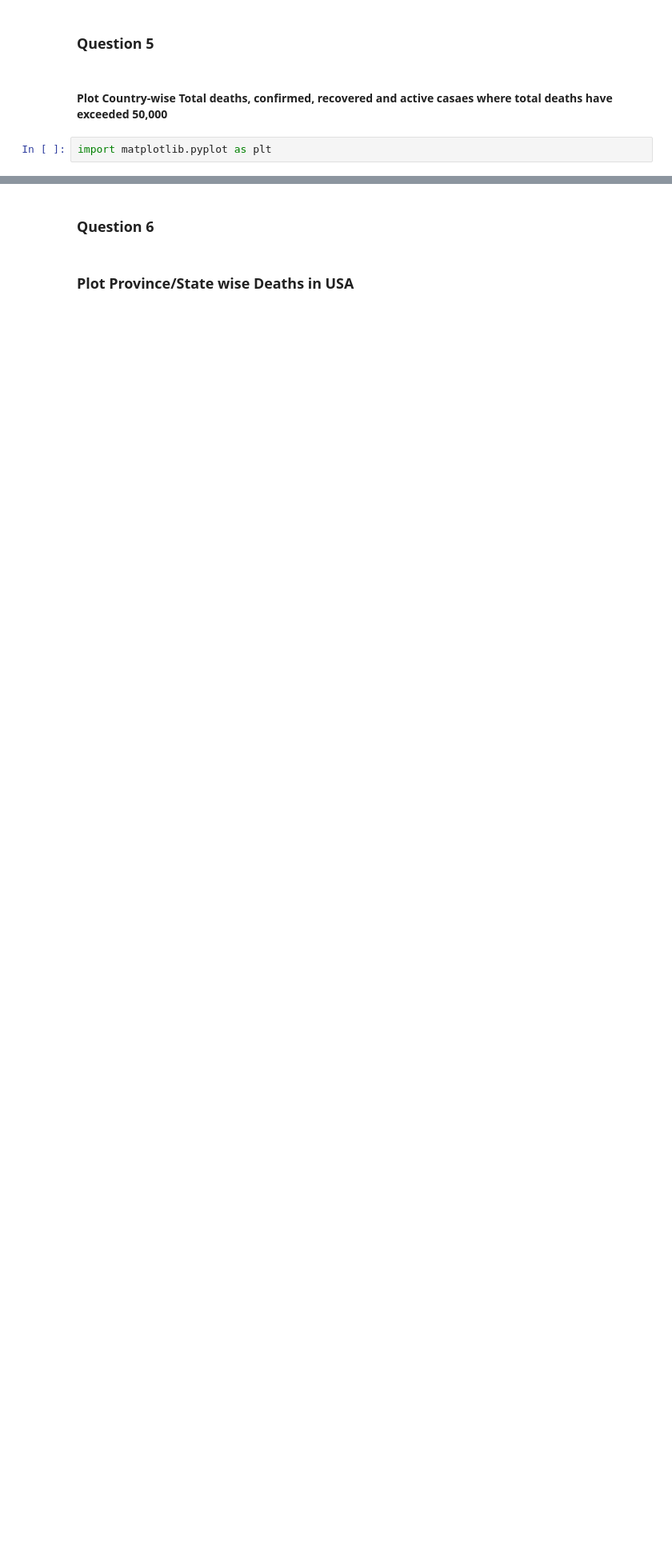
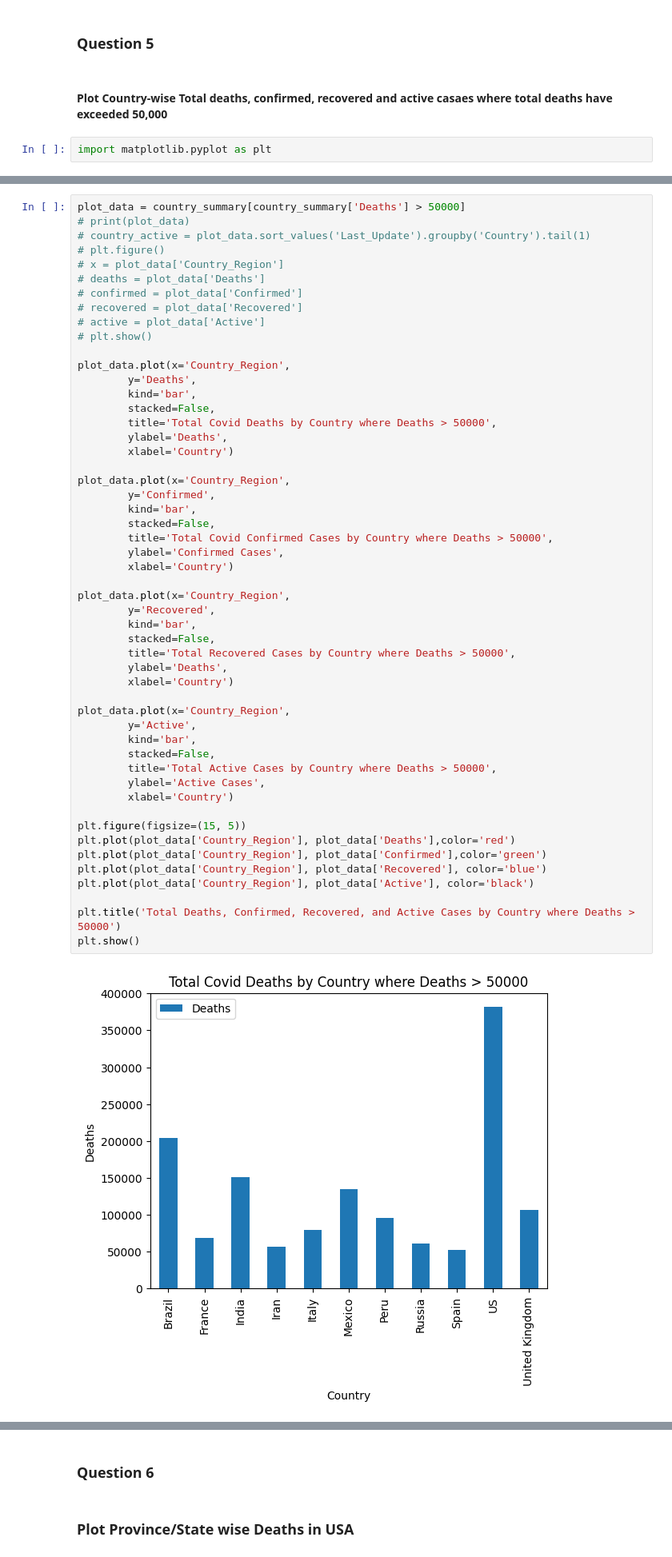
Before and after one commit to ManagementEngineer/sd4000-task5-covid, a Jupyter notebook: Lecture_02_Pandas_Covid_Analysis_Questions.ipynb, the cells around one changed output, grey strips where cells are left out. Shown at 80% size. Drawn from its saved outputs; the diff is of its cells as text; blank space fills up the shorter version.

```diff
--- a/Lecture_02_Pandas_Covid_Analysis_Questions.ipynb
+++ b/Lecture_02_Pandas_Covid_Analysis_Questions.ipynb
@@ -278,0 +294,54 @@ import matplotlib.pyplot as plt
+# %%
+plot_data = country_summary[country_summary['Deaths'] > 50000]
+# print(plot_data)
+# country_active = plot_data.sort_values('Last_Update').groupby('Country').tail(1)
+# plt.figure()
+# x = plot_data['Country_Region']
+# deaths = plot_data['Deaths']
+# confirmed = plot_data['Confirmed']
+# recovered = plot_data['Recovered']
+# active = plot_data['Active']
+# plt.show()
+
+plot_data.plot(x='Country_Region',
+        y='Deaths',
+        kind='bar',
+        stacked=False,
+        title='Total Covid Deaths by Country where Deaths > 50000',
+        ylabel='Deaths',
+        xlabel='Country')
+
+plot_data.plot(x='Country_Region',
+        y='Confirmed',
+        kind='bar',
+        stacked=False,
+        title='Total Covid Confirmed Cases by Country where Deaths > 50000',
+        ylabel='Confirmed Cases',
+        xlabel='Country')
+
+plot_data.plot(x='Country_Region',
+        y='Recovered',
+        kind='bar',
+        stacked=False,
+        title='Total Recovered Cases by Country where Deaths > 50000',
+        ylabel='Deaths',
+        xlabel='Country')
+
+plot_data.plot(x='Country_Region',
+        y='Active',
+        kind='bar',
+        stacked=False,
+        title='Total Active Cases by Country where Deaths > 50000',
+        ylabel='Active Cases',
+        xlabel='Country')
+
+plt.figure(figsize=(15, 5))
+plt.plot(plot_data['Country_Region'], plot_data['Deaths'],color='red')
+plt.plot(plot_data['Country_Region'], plot_data['Confirmed'],color='green')
+plt.plot(plot_data['Country_Region'], plot_data['Recovered'], color='blue')
+plt.plot(plot_data['Country_Region'], plot_data['Active'], color='black')
+
+plt.title('Total Deaths, Confirmed, Recovered, and Active Cases by Country where Deaths > 50000')
+plt.show()
+# %% [output]
+[figure, added]
```
Also changed, not shown: parts of 30 cells of this notebook.
